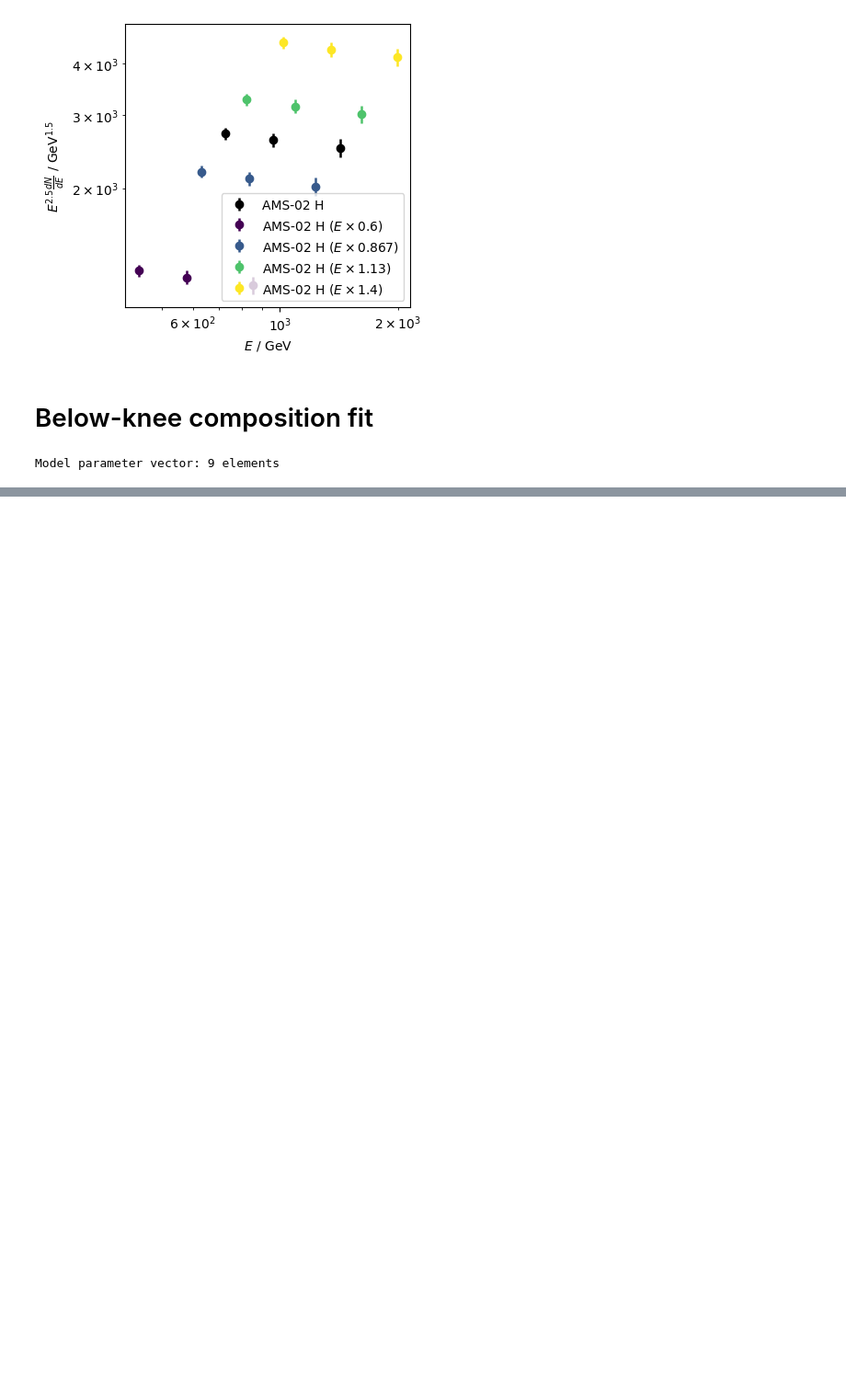
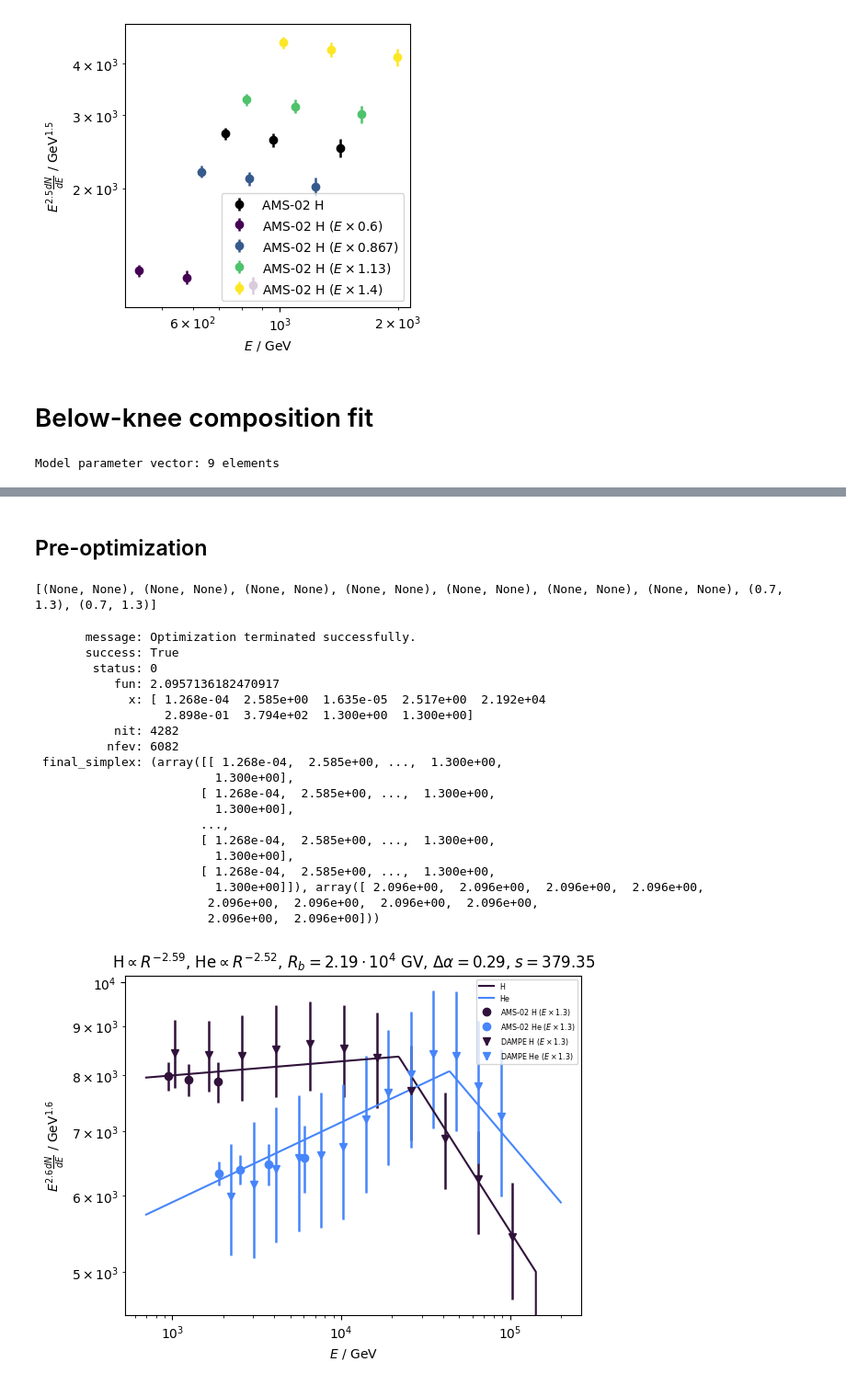
Before and after one commit to nj-vs-vh/EVA, a Jupyter notebook: bayesian.ipynb, the cells around one changed output, grey strips where cells are left out. Shown at 92% size. Drawn from its saved outputs; the diff is of its cells as text; code cells hidden in the pictures; blank space fills up the shorter version.

```diff
--- a/bayesian.ipynb
+++ b/bayesian.ipynb
@@ -278,9 +294,9 @@ FIT_DATA: FitData = {
 # %%
 fig, ax = plt.subplots(figsize=(10, 5))
 
-for _, p_data in DATA.items():
+for _, p_data in FIT_DATA.items():
     for _, data in p_data.items():
-        data.plot(scale=2, ax=ax)
+        data.plot(scale=2.6, ax=ax)
 
 ax.legend(fontsize="xx-small")
 ax.set_xscale("log")
@@ -431,3 +486,10 @@ def generate_initial_model() -> Model:
             shifts={exp: 10 ** stats.norm.rvs(loc=0, scale=0.05) for exp in EXPERIMENTS}
         ),
     )
+# %%
+def logpost(v: np.ndarray) -> float:
+    model = Model.unpack(v)
+    logpi = logprior(model)
+    if not np.isfinite(logpi):
+        return logpi
+    return logpi + loglikelihood(model)
@@ -434 +508,51 @@ def generate_initial_model() -> Model:
+# %% [markdown]
+## Pre-optimization
+# %%
+from scipy import optimize
+
+bounds = [(None, None)] * len(generate_initial_model().pack())
+# FIXME: unstable dependency on the model packing, assumes energy shifts are packed last
+for i in range(len(EXPERIMENTS)):
+    bounds[len(bounds) - i - 1] = (0.7, 1.3)
+print(bounds)
+
+
+def minimized_fn(v: np.ndarray) -> float:
+    return -logpost(v)
+
+
+res = optimize.minimize(
+    minimized_fn,
+    x0=generate_initial_model().pack(),
+    method="Nelder-Mead",
+    options={
+        "maxiter": 100_000,
+    },
+    bounds=bounds,
+)
+print(res)
+
+_ = Model.unpack(res.x).plot(FIT_DATA, scale=2.6)
+# %% [output]
+[(None, None), (None, None), (None, None), (None, None), (None, None), (None, None), (None, None), (0.7, 1.3), (0.7, 1.3)]
+       message: Optimization terminated successfully.
+       success: True
+        status: 0
+           fun: 2.0957136182470917
+             x: [ 1.268e-04  2.585e+00  1.635e-05  2.517e+00  2.192e+04
+                  2.898e-01  3.794e+02  1.300e+00  1.300e+00]
+           nit: 4282
+          nfev: 6082
+ final_simplex: (array([[ 1.268e-04,  2.585e+00, ...,  1.300e+00,
+                         1.300e+00],
+                       [ 1.268e-04,  2.585e+00, ...,  1.300e+00,
+                         1.300e+00],
+                       ...,
+                       [ 1.268e-04,  2.585e+00, ...,  1.300e+00,
+                         1.300e+00],
+                       [ 1.268e-04,  2.585e+00, ...,  1.300e+00,
+                         1.300e+00]]), array([ 2.096e+00,  2.096e+00,  2.096e+00,  2.096e+00,
+                        2.096e+00,  2.096e+00,  2.096e+00,  2.096e+00,
+                        2.096e+00,  2.096e+00]))
+[figure, added]
 # %%
```
Also changed, not shown: parts of 11 cells of this notebook.
